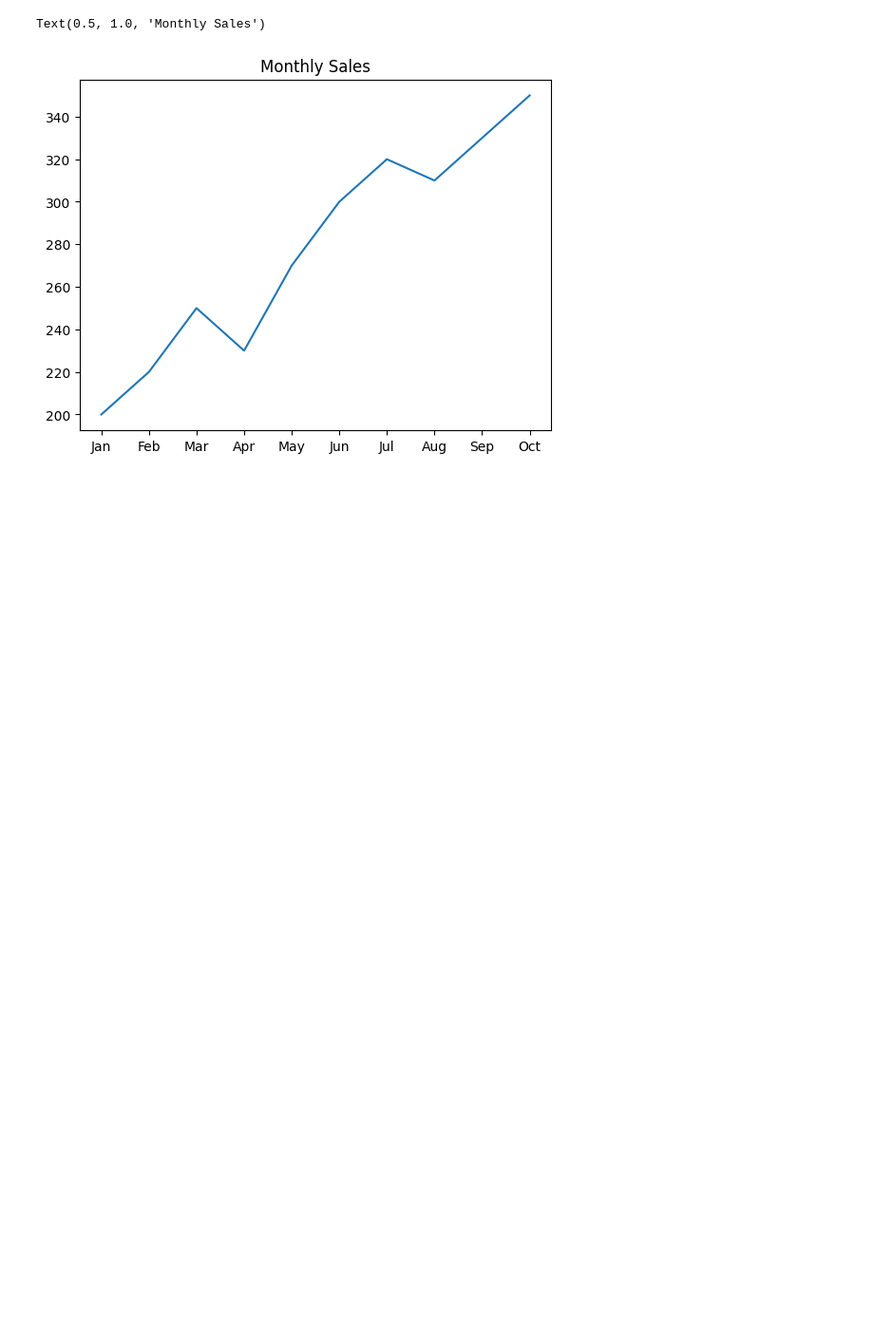
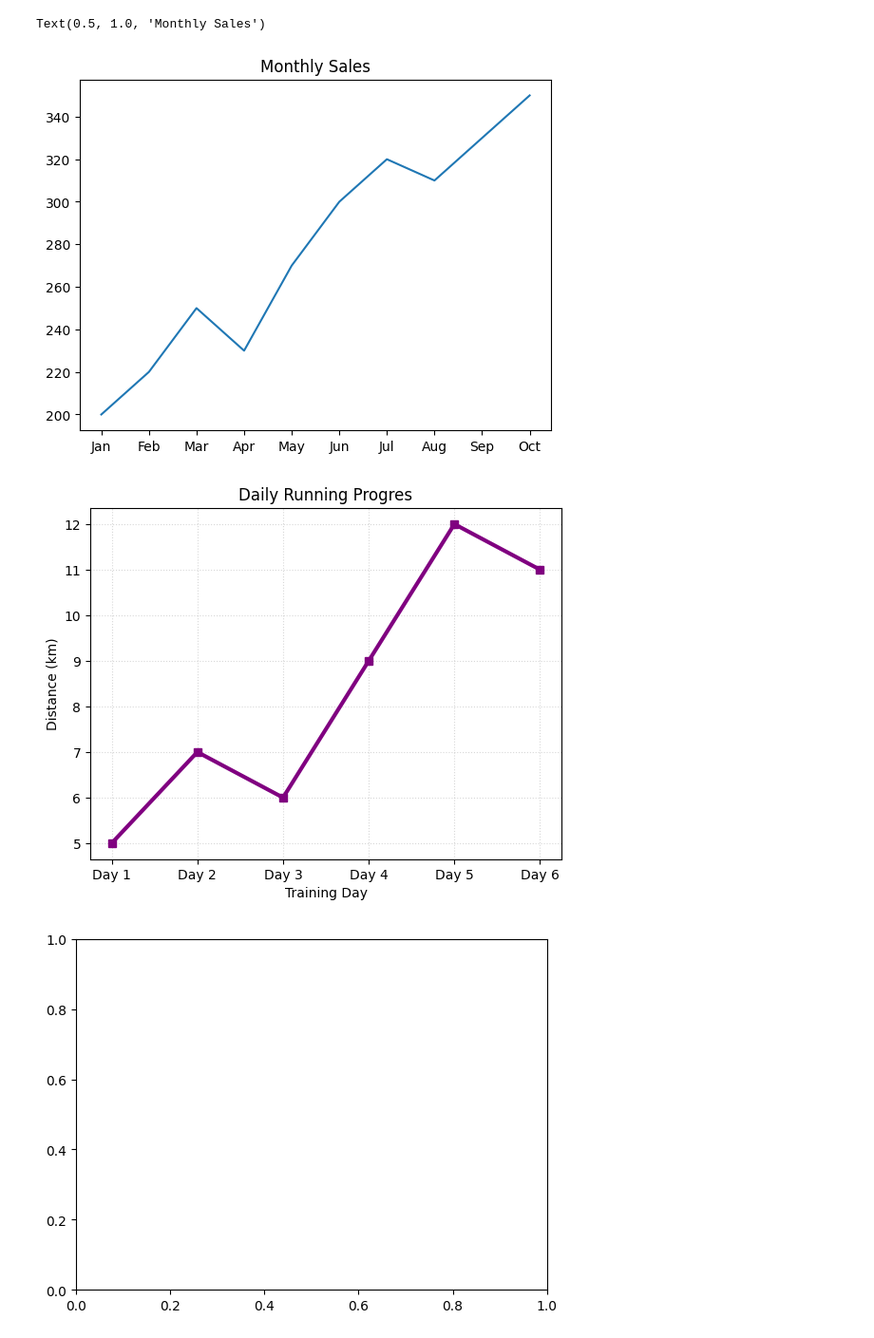
Before and after one commit to Itx-Psycho0/MY-Skills, a Jupyter notebook: SCRIPTING_LANGUAGES/Python/day19.ipynb, the cells around one changed output. Shown at 95% size. Cells and saved outputs as stored; diff of their text form; code cells hidden in the pictures; blank space fills up the shorter version.

```diff
--- a/SCRIPTING_LANGUAGES/Python/day19.ipynb
+++ b/SCRIPTING_LANGUAGES/Python/day19.ipynb
@@ -79,3 +79,44 @@ plt.title('Monthly Sales')
 # %% [output]
 Text(0.5, 1.0, 'Monthly Sales')
 [figure]
+# %%
+def analyze_fitness_data():
+    # 1. Prepare the data
+    # Create a list called 'days' with values: 'Day 1' through 'Day 6'
+    # Create a list called 'distance' with values: 5, 7, 6, 9, 12, 11
+    days = ["Day 1", "Day 2", "Day 3", "Day 4", "Day 5", "Day 6"]
+    distance = [5,7,6,9,12,11]
+
+
+    # 2. Create the line chart
+    # Use plt.plot() with: purple color, square markers ('s'), and a linewidth of 3
+    plt.plot(days,distance,color='purple', marker='s',linewidth=3)
+
+    # 3. Add Context
+    # Add the title: "Daily Running Progress"
+    # Add the X-axis label: "Training Day"
+    # Add the Y-axis label: "Distance (km)"
+
+    plt.title('Daily Running Progres')
+    # plt.title('Weekly Temperature Trend', fontsize=14, fontweight='bold')
+    plt.xlabel('Training Day')
+    plt.ylabel('Distance (km)')
+
+    # 4. Add Formatting
+    # Add a light grid (use linestyle=':' and alpha=0.5)
+    plt.grid(linestyle=':', alpha=0.5)
+
+
+    # 5. Save and Show
+    # Save the figure as 'fitness_progress.png'
+    plt.savefig('fitness_progress.png')
+    # Finally, display the plot
+    plt.show()
+
+    return plt.gca()
+
+if __name__ == "__main__":
+    analyze_fitness_data()
+# %% [output]
+[figure, added]
+[figure, added]
```
Also changed, not shown: parts of 1 cell of this notebook, 1 other file.
